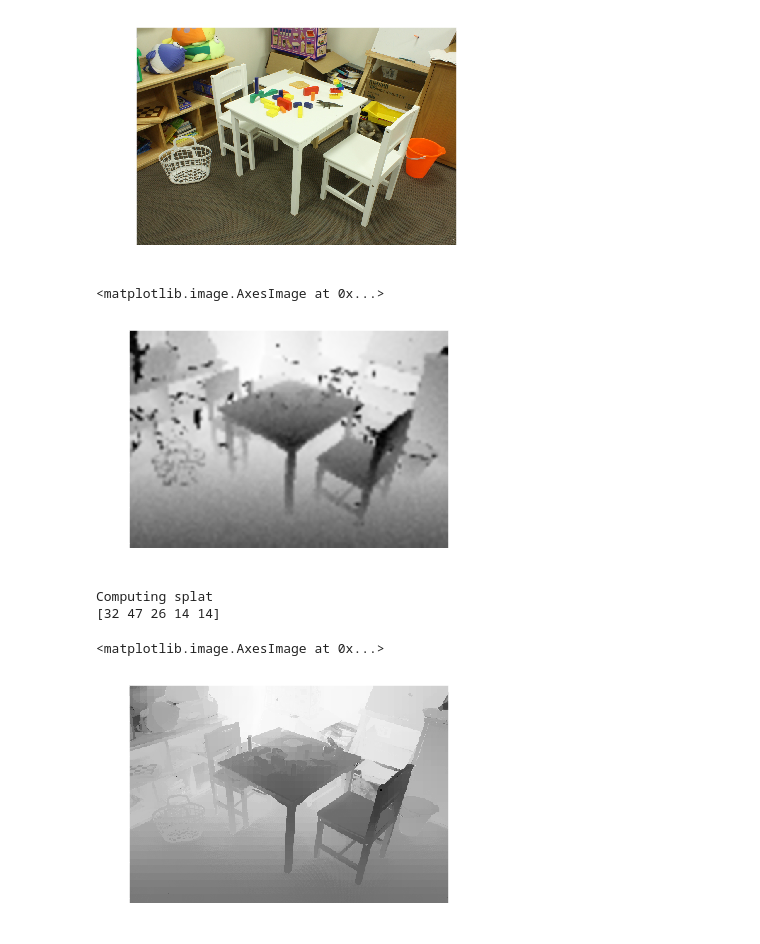
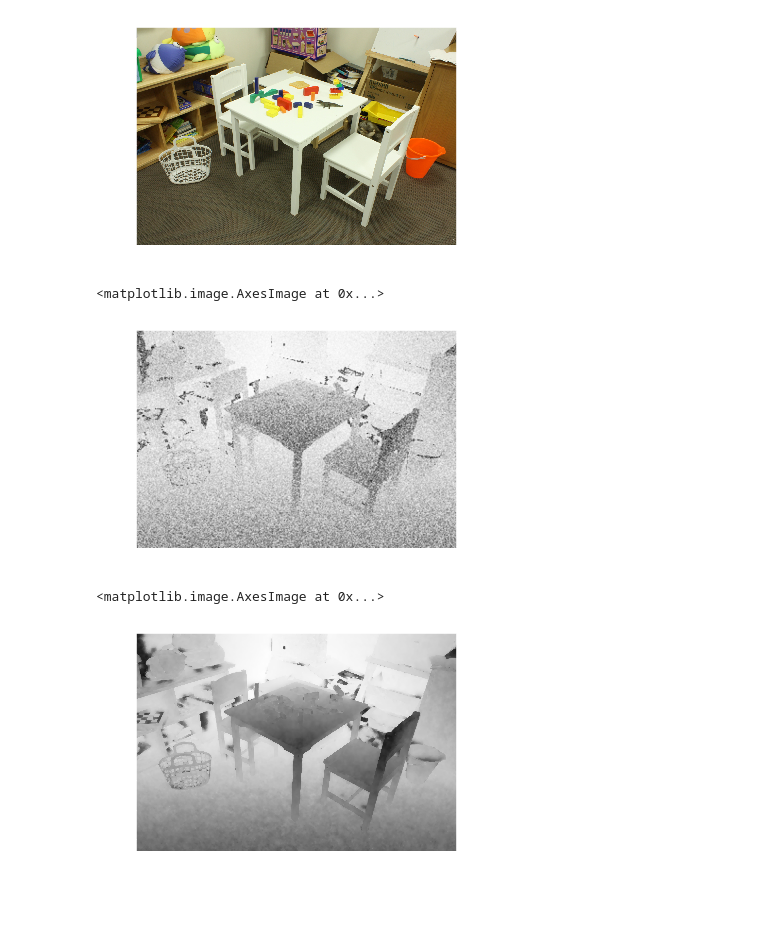
Before and after one commit to gdalle/TheFastBilateralSolver, a Jupyter notebook: FastBilateralSolver.ipynb, the cells around one changed output. Saved outputs shown, nothing was run; the diff lists cells and outputs as text; code cells hidden in the pictures; blank space fills up the shorter version.

```diff
--- a/FastBilateralSolver.ipynb
+++ b/FastBilateralSolver.ipynb
@@ -148,7 +184,7 @@ def prec_conj_grad(A, b, init, M_1, iterations=25):
     r = b - A.dot(x)
     d = M_1(r)
     delta_new = r.dot(d)
-    for it in trange(iterations, desc="Preconditioned conjugate gradient"):
+    for it in range(iterations):
         q = A.dot(d)
         alpha = delta_new / d.dot(q)
         x = x + alpha * d
@@ -243,7 +274,7 @@ def y_hier(S, C, T, P, z_weight):
 # %%
 def solve(bilateral_grid, C, T, lambd, precond_init_method="hierarchical"):
     S, B = bilateral_grid.S, bilateral_grid.B
-    Dn, Dm = bistochastize(S, B)
+    Dn, Dm = bilateral_grid.Dn, bilateral_grid.Dm
 
     A = lambd * (Dm - Dn.dot(B).dot(Dn)) + sparse.diags(S.dot(C))
     b = S.dot(C * T)
@@ -255,10 +286,9 @@ def solve(bilateral_grid, C, T, lambd, precond_init_method="hierarchical"):
             return M_jacobi(y, A)
 
     elif precond_init_method == "hierarchical":
-        S_pyr = build_pyramid(bilateral_grid.useful_vertex_to_coord)
-        P = build_P(S_pyr)
-        z_weight_init = build_z_weight(S_pyr, alpha=4, beta=0)
-        z_weight_precond = build_z_weight(S_pyr, alpha=2, beta=5)
+        P = bilateral_grid.P
+        z_weight_init = bilateral_grid.z_weight_init
+        z_weight_precond = bilateral_grid.z_weight_precond
 
         y_init = y_hier(S, C, T, P, z_weight_init)
         def M_1(y):
@@ -520,11 +548,7 @@ plt.show()
 scene = (np.asarray(scene_pil.convert("YCbCr")) * 255).astype(int)
 disp = mpimg.imread("pictures/disp0.png")
 
-save = 6
-scene = scene[::save, ::save]
-disp = disp[::save, ::save]
-
-f = 4
+f = 8
 scene = scene[:f * (scene.shape[0] // f), :f * (scene.shape[1] // f)]
 disp = disp[:f * (disp.shape[0] // f), :f * (disp.shape[1] // f)]
 
@@ -536,7 +560,7 @@ depth = baseline * f1 / (disp + doffs)
 # %% [output]
 [figure]
 # %%
-noise_level = 2
+noise_level = 20
 
 noisy_depth_downsampled = skimage.transform.resize(
     depth + np.random.normal(scale=noise_level * disp),
@@ -552,37 +576,34 @@ noisy_depth = skimage.transform.pyramid_expand(
 plt.imshow(noisy_depth, cmap="Greys_r")
 # %% [output]
 <matplotlib.image.AxesImage at 0x...>
-[figure, old version]
+[figure, new version]
 # %%
 ref_img = scene
 
 sigma_xy = 10
 sigma_l = 10
-sigma_uv = 20
+sigma_uv = 10
 sigma = np.array([sigma_xy, sigma_xy, sigma_l, sigma_uv, sigma_uv])
-lambd = 10
+lambd = 5
 
 bilateral_grid = BilateralGrid(ref_img, sigma)
-print(bilateral_grid.grid_shape)
 S, B = bilateral_grid.S, bilateral_grid.B
 
 target_img = noisy_depth[:, :, None]
 
 C_block = stats.norm.pdf(
     x=np.indices((f, f))[0] + np.indices((f, f))[1],
     loc=0, scale=f/4
 )
 C = np.tile(C_block, (target_img.shape[0] // f, target_img.shape[1] // f)).flatten()
 T = target_img.flatten()
 
 y = solve(bilateral_grid, C, T, lambd)
 x = S.T.dot(y).reshape(ref_img.shape[:2])
 
 new_img = x[:, :, None]
 
 plt.imshow(new_img[:, :, 0], cmap="Greys_r")
 # %% [output]
-Computing splat
-[32 47 26 14 14]
+<matplotlib.image.AxesImage at 0x...>
-<matplotlib.image.AxesImage at 0x...>
-[figure, old version]
+[figure, new version]
```
Also changed, not shown: parts of 12 cells of this notebook, 5 other files.
